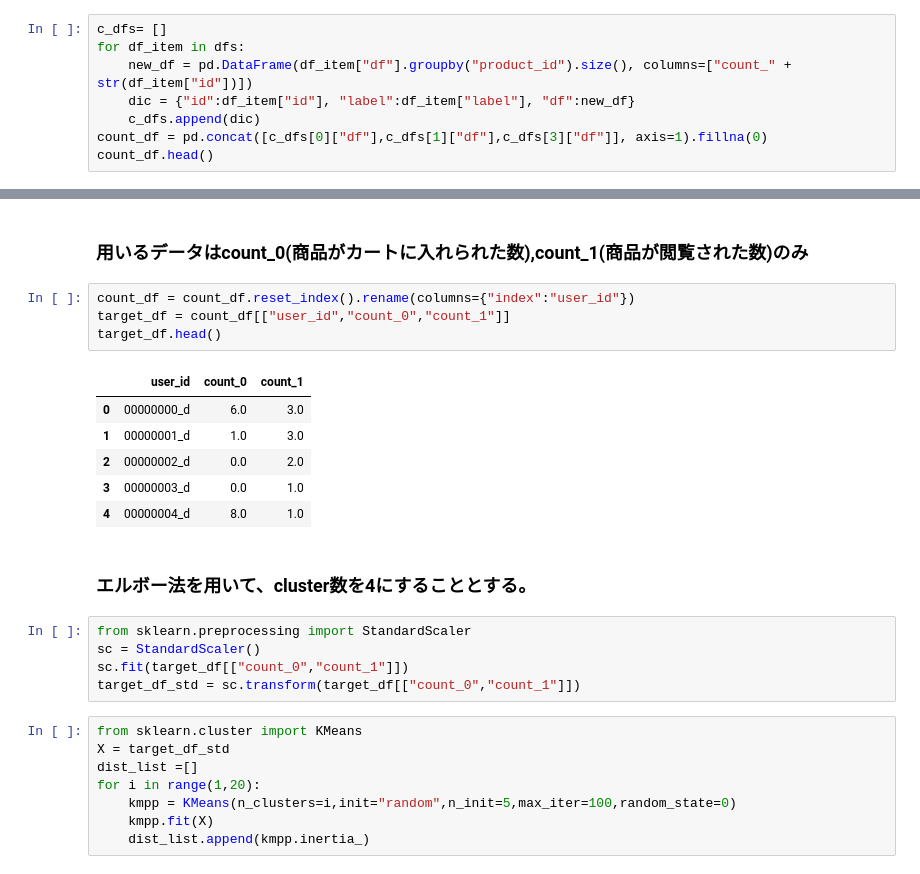
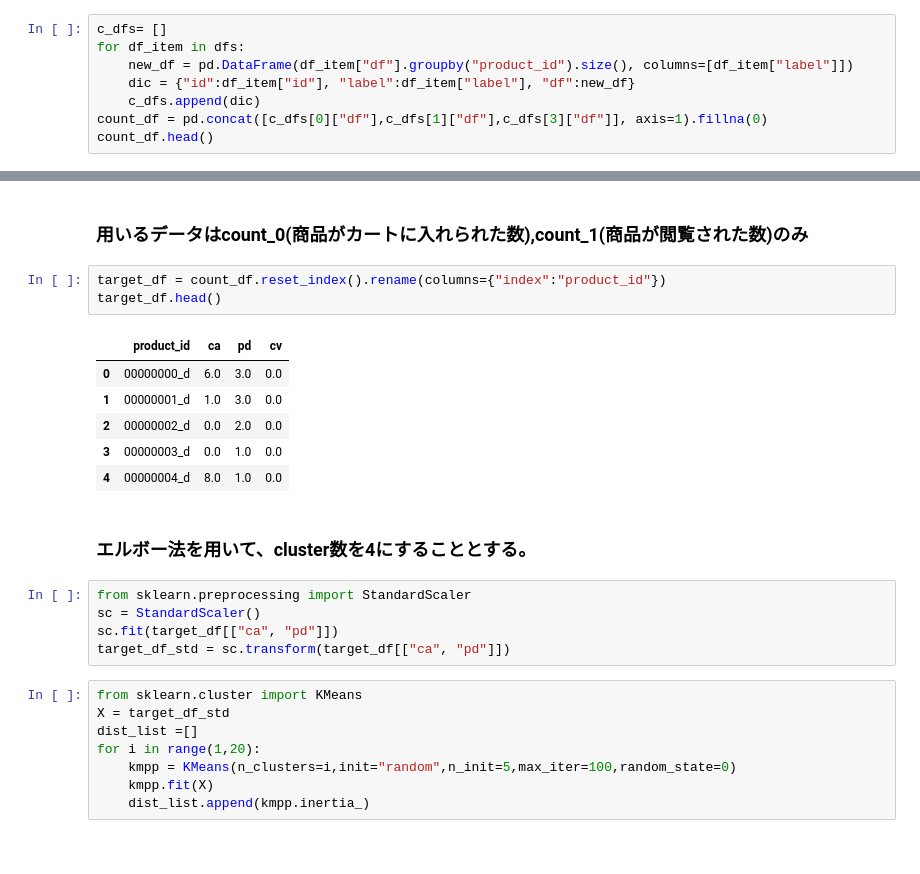
Before and after one commit to bearshu11/gci-team9, a Jupyter notebook: analysis_D.ipynb, the cells around one changed output, grey strips where cells are left out. Drawn from its saved outputs; the diff is of its cells as text.

```diff
--- a/analysis_D.ipynb
+++ b/analysis_D.ipynb
@@ -40,7 +54,7 @@ for i, label in enumerate(labels):
 # %%
 c_dfs= []
 for df_item in dfs:
-    new_df = pd.DataFrame(df_item["df"].groupby("product_id").size(), columns=["count_" + str(df_item["id"])])
+    new_df = pd.DataFrame(df_item["df"].groupby("product_id").size(), columns=[df_item["label"]])
     dic = {"id":df_item["id"], "label":df_item["label"], "df":new_df}
     c_dfs.append(dic)
 count_df = pd.concat([c_dfs[0]["df"],c_dfs[1]["df"],c_dfs[3]["df"]], axis=1).fillna(0)
@@ -117,23 +131,22 @@ kmeansで4つにグループ分けすると、人気の高いもの/高くない
 # %% [markdown]
 ### 用いるデータはcount_0(商品がカートに入れられた数),count_1(商品が閲覧された数)のみ
 # %%
-count_df = count_df.reset_index().rename(columns={"index":"user_id"})
-target_df = count_df[["user_id","count_0","count_1"]]
+target_df = count_df.reset_index().rename(columns={"index":"product_id"})
 target_df.head()
 # %% [output]
-|  | user_id | count_0 | count_1 |
-| 0 | 00000000_d | 6.0 | 3.0 |
-| 1 | 00000001_d | 1.0 | 3.0 |
-| 2 | 00000002_d | 0.0 | 2.0 |
-| 3 | 00000003_d | 0.0 | 1.0 |
-| 4 | 00000004_d | 8.0 | 1.0 |
+|  | product_id | ca | pd | cv |
+| 0 | 00000000_d | 6.0 | 3.0 | 0.0 |
+| 1 | 00000001_d | 1.0 | 3.0 | 0.0 |
+| 2 | 00000002_d | 0.0 | 2.0 | 0.0 |
+| 3 | 00000003_d | 0.0 | 1.0 | 0.0 |
+| 4 | 00000004_d | 8.0 | 1.0 | 0.0 |
 # %% [markdown]
 ### エルボー法を用いて、cluster数を4にすることとする。
 # %%
 from sklearn.preprocessing import StandardScaler
 sc = StandardScaler()
-sc.fit(target_df[["count_0","count_1"]])
-target_df_std = sc.transform(target_df[["count_0","count_1"]])
+sc.fit(target_df[["ca", "pd"]])
+target_df_std = sc.transform(target_df[["ca", "pd"]])
 # %%
 from sklearn.cluster import KMeans
 X = target_df_std
```
Also changed, not shown: parts of 24 cells of this notebook.
